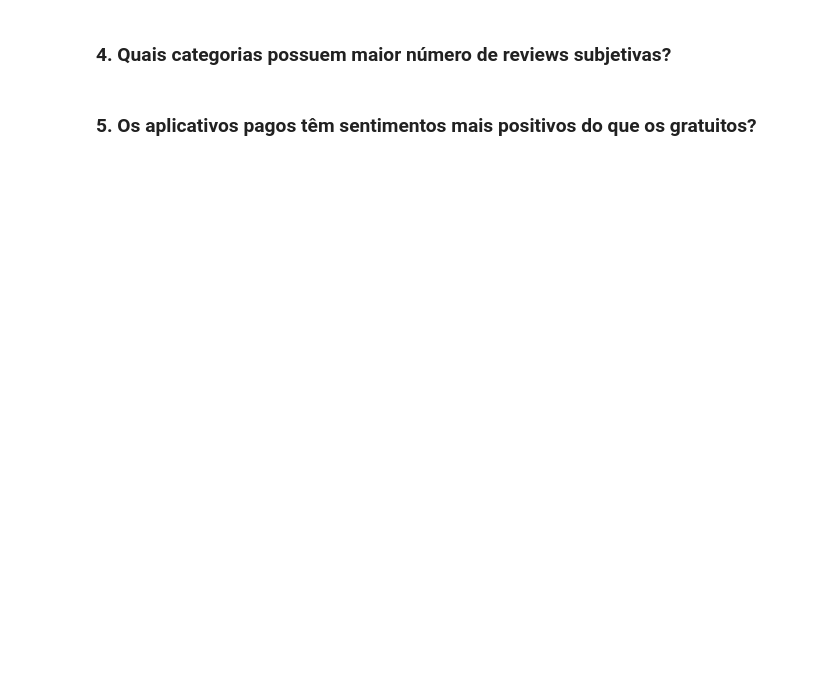
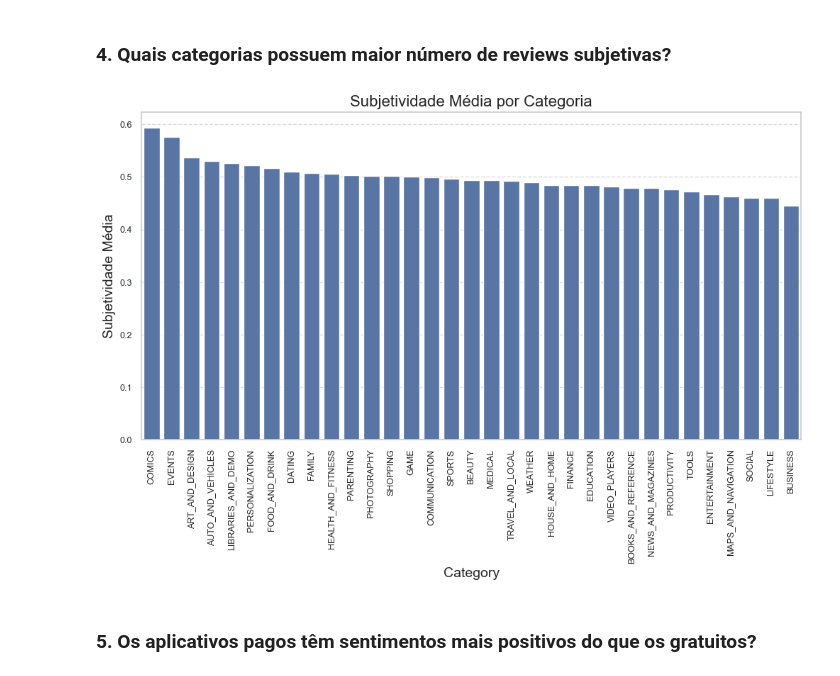
Before and after one commit to Nicolas-Wender/Google-Playstore-Analysis, a Jupyter notebook: notebook.ipynb, the cells around one changed output. Saved outputs shown, nothing was run; the diff lists cells and outputs as text; code cells hidden in the pictures; blank space fills up the shorter version.

```diff
--- a/notebook.ipynb
+++ b/notebook.ipynb
@@ -455,4 +507,16 @@ plt.show()
 # %% [markdown]
 ### 4. Quais categorias possuem maior número de reviews subjetivas?
+# %%
+df_merged = pd.merge(googleplaystore_reviews_df, googleplaystore_df, on='App')
+
+category_subjectivity = df_merged.groupby('Category')['Sentiment_Subjectivity'].mean().sort_values(ascending=False)
+
+sns.barplot(x=category_subjectivity.index, y=category_subjectivity.values)
+plt.title('Subjetividade Média por Categoria')
+plt.xticks(rotation=90)
+plt.ylabel('Subjetividade Média')
+plt.show()
+# %% [output]
+[figure, added]
 # %% [markdown]
 ### 5. Os aplicativos pagos têm sentimentos mais positivos do que os gratuitos?
```
Also changed, not shown: parts of 4 cells of this notebook.
